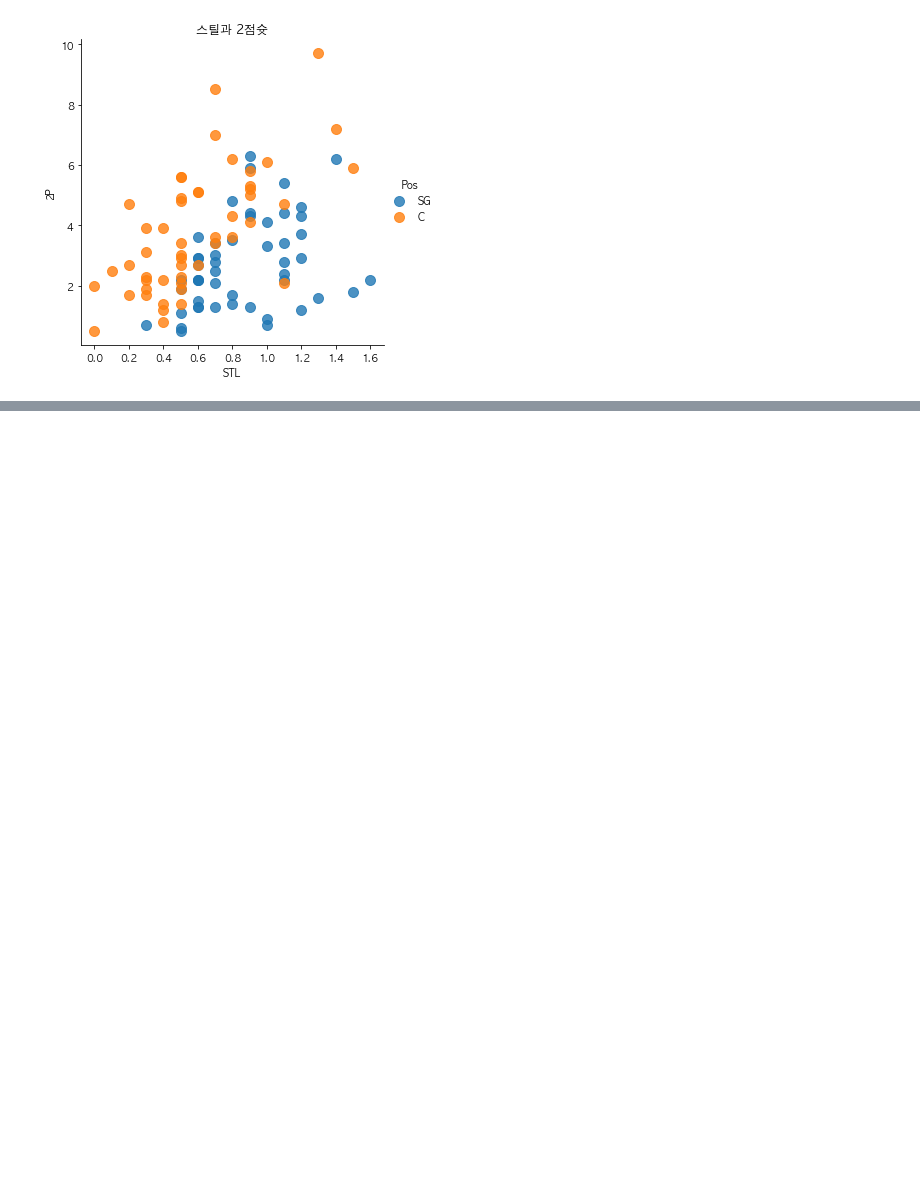
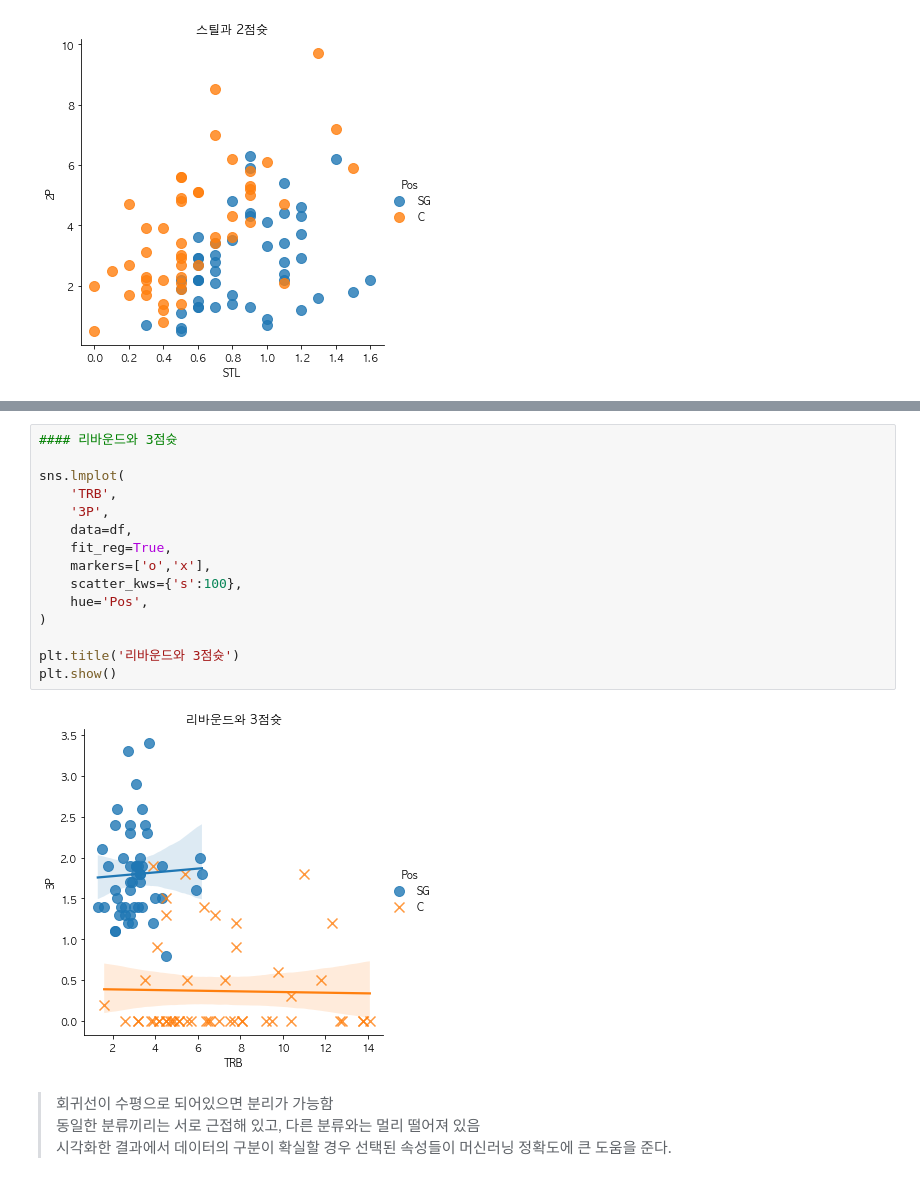
Before and after one commit to jjhwnn/Python, a Jupyter notebook: 4.MachineLearning/Note/12.basketball.ipynb, the cells around one changed output, grey strips where cells are left out. Drawn from its saved outputs; the diff is of its cells as text; blank space fills up the shorter version.

```diff
--- a/4.MachineLearning/Note/12.basketball.ipynb
+++ b/4.MachineLearning/Note/12.basketball.ipynb
@@ -83,0 +119,21 @@ plt.show()
+# %%
+#### 리바운드와 3점슛
+
+sns.lmplot(
+    'TRB',
+    '3P',
+    data=df,
+    fit_reg=True,
+    markers=['o','x'],
+    scatter_kws={'s':100},
+    hue='Pos',
+)
+
+plt.title('리바운드와 3점슛')
+plt.show()
+# %% [output]
+[figure, added]
+# %% [markdown]
+> 회귀선이 수평으로 되어있으면 분리가 가능함
+> 동일한 분류끼리는 서로 근접해 있고, 다른 분류와는 멀리 떨어져 있음
+> 시각화한 결과에서 데이터의 구분이 확실할 경우 선택된 속성들이 머신러닝 정확도에 큰 도움을 준다.
```
Also changed, not shown: parts of 14 cells of this notebook, 13 other files.
